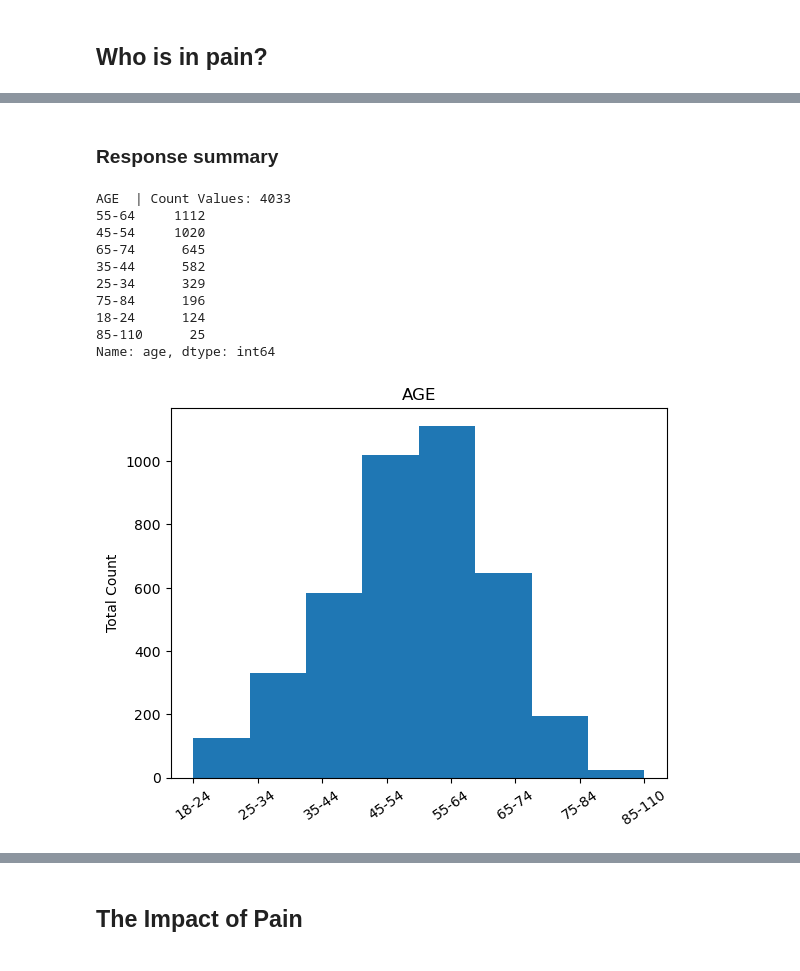
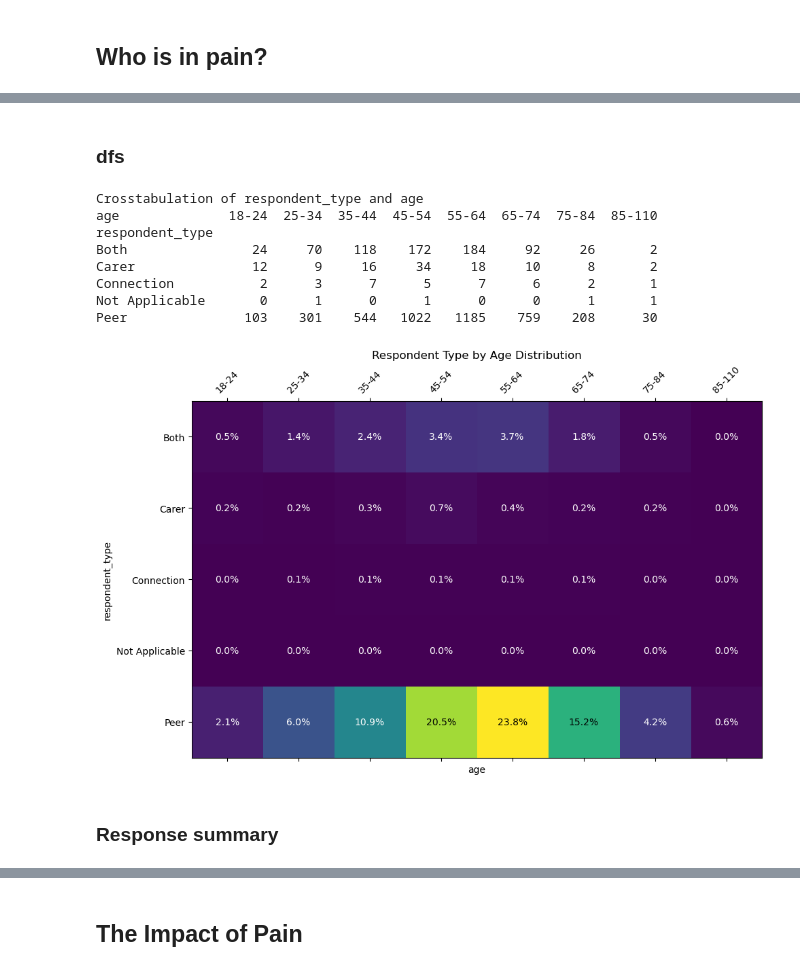
Before and after one commit to joniek/national_pain_survey, a Jupyter notebook: 2025-NPS.ipynb, the cells around one changed output, grey strips where cells are left out. Saved outputs shown, nothing was run; the diff lists cells and outputs as text; code cells hidden in the pictures.

```diff
--- a/2025-NPS.ipynb
+++ b/2025-NPS.ipynb
@@ -182,0 +275,31 @@ for i in df_who.columns.to_list():
+# %%
+# cross tabulation of respondent type and age as a table.
+def plot_crosstab_table(df, col1, col2):
+    """
+    Plot a crosstab table of two columns in a DataFrame.
+    """
+    crosstab = pd.crosstab(df[col1], df[col2])
+    crosstab = crosstab.reindex(sorted(crosstab.columns), axis=1)  # Sort columns by label
+    crosstab = crosstab.reindex(sorted(crosstab.index), axis=0)  # Sort rows by label
+
+    # print the crosstab table in a readable format.
+    print("\nCrosstabulation of", col1, "and", col2)
+    print(crosstab)
+# %% [markdown]
+### dfs
+# %%
+# Plot crosstab table of respondent type vs age.
+crosstab_table = plot_crosstab_table(df_who, 'respondent_type', 'age')
+
+# Plotting the annotated heatmap for respondent type and age.
+plot_annotated_heatmap(df_who, 'respondent_type', 'age', 'Respondent Type by Age Distribution')
+# %% [output]
+Crosstabulation of respondent_type and age
+age              18-24  25-34  35-44  45-54  55-64  65-74  75-84  85-110
+respondent_type
+Both                24     70    118    172    184     92     26       2
+Carer               12      9     16     34     18     10      8       2
+Connection           2      3      7      5      7      6      2       1
+Not Applicable       0      1      0      1      0      0      1       1
+Peer               103    301    544   1022   1185    759    208      30
+[figure, added]
@@ -193,18 +318,3 @@ def show_summary_histogram(df, col_name):
     plt.title(col_name.upper())
     plt.show()
     # df[col_name].hist()
-# %%
-show_summary_histogram(df_who, 'age')
-# df_who['age'].nunique()
-# %% [output]
-AGE  | Count Values: 4033
-55-64     1112
-45-54     1020
-65-74      645
-35-44      582
-25-34      329
-75-84      196
-18-24      124
-85-110      25
-Name: age, dtype: int64
-[figure, removed]
```
Also changed, not shown: parts of 22 cells of this notebook.
